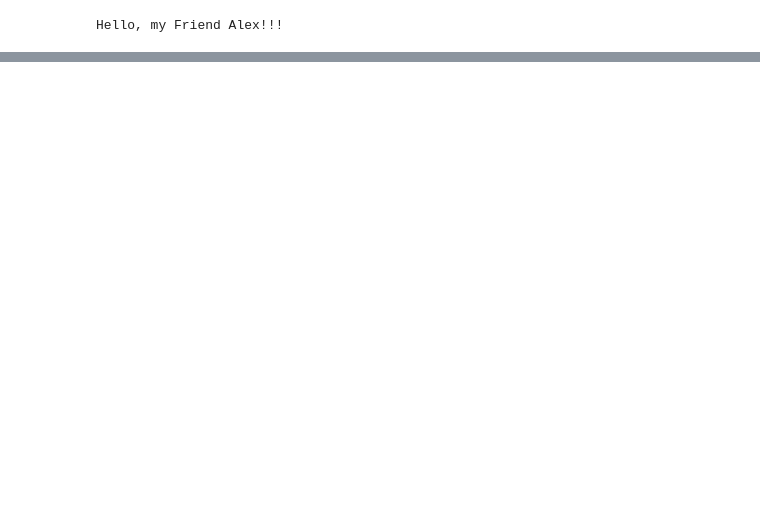
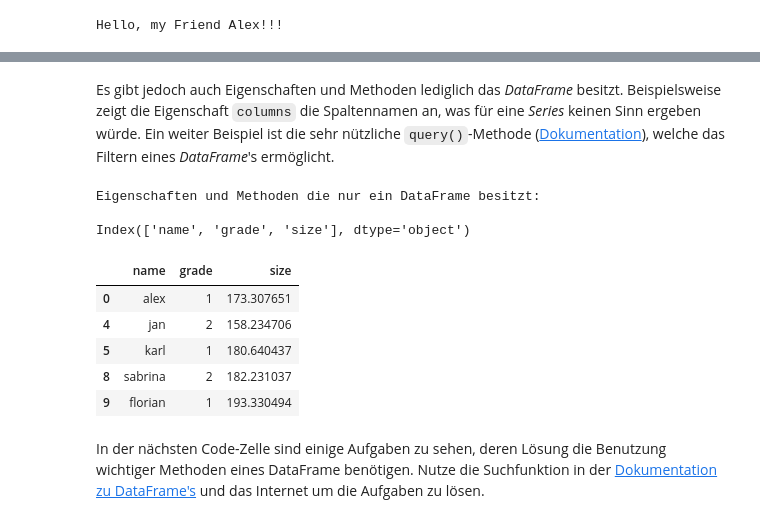
Before and after one commit to killer2alex/data-science_basics, a Jupyter notebook: Test_Notebook.ipynb, the cells around one changed output, grey strips where cells are left out. Cells and saved outputs as stored; diff of their text form; code cells hidden in the pictures; blank space fills up the shorter version.

```diff
--- a/Test_Notebook.ipynb
+++ b/Test_Notebook.ipynb
@@ -515,0 +648,19 @@ df_grades.groupby("grade").count()
+# %% [markdown]
+Es gibt jedoch auch Eigenschaften und Methoden lediglich das *DataFrame* besitzt. Beispielsweise zeigt die Eigenschaft `columns` die Spaltennamen an, was für eine *Series* keinen Sinn ergeben würde. Ein weiter Beispiel ist die sehr nützliche `query()`-Methode ([Dokumentation](https://pandas.pydata.org/pandas-docs/stable/reference/api/pandas.DataFrame.query.html#pandas.DataFrame.query)), welche das Filtern eines *DataFrame*'s ermöglicht.
+# %%
+print("\n\nEigenschaften und Methoden die nur ein DataFrame besitzt:\n")
+print(df_grades.columns)
+display(df_grades.query("grade <= 2"))  # zeigt alle Einträge an, deren Note besser oder gleich 2 ist
+# %% [output]
+Eigenschaften und Methoden die nur ein DataFrame besitzt:
+
+Index(['name', 'grade', 'size'], dtype='object')
+|  | name | grade | size |
+| 0 | alex | 1 | 173.307651 |
+| 4 | jan | 2 | 158.234706 |
+| 5 | karl | 1 | 180.640437 |
+| 8 | sabrina | 2 | 182.231037 |
+| 9 | florian | 1 | 193.330494 |
+# %% [markdown]
+In der nächsten Code-Zelle sind einige Aufgaben zu sehen, deren Lösung die Benutzung wichtiger Methoden eines DataFrame benötigen.
+Nutze die Suchfunktion in der [Dokumentation zu DataFrame's](https://pandas.pydata.org/pandas-docs/stable/reference/frame.html#attributes-and-underlying-data) und das Internet um die Aufgaben zu lösen.
```
Also changed, not shown: parts of 75 cells of this notebook, 1 other file.
